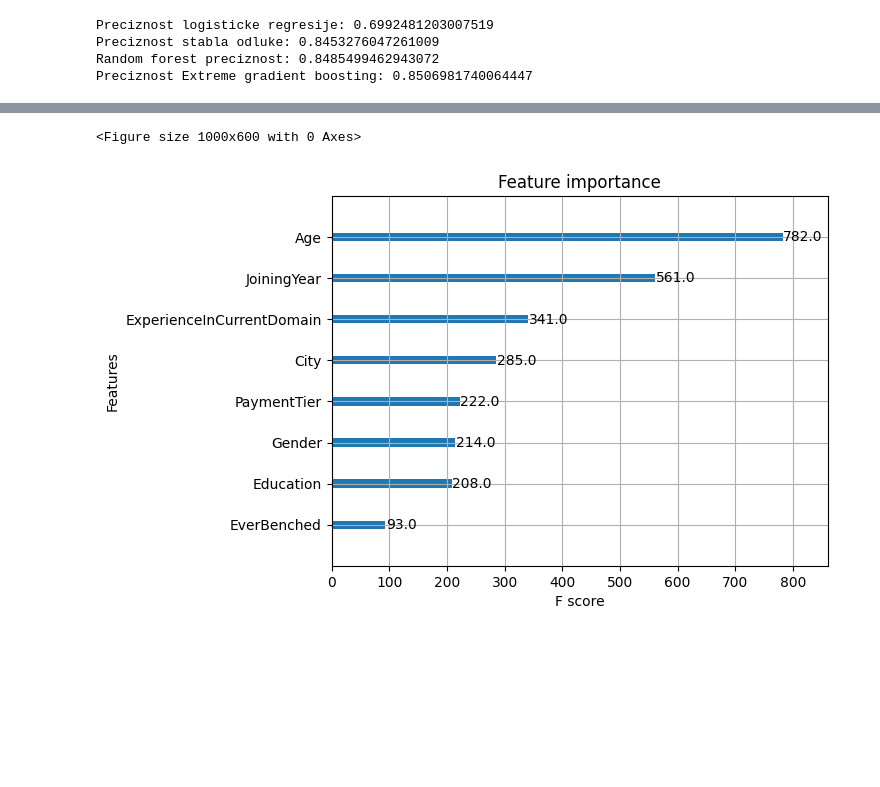
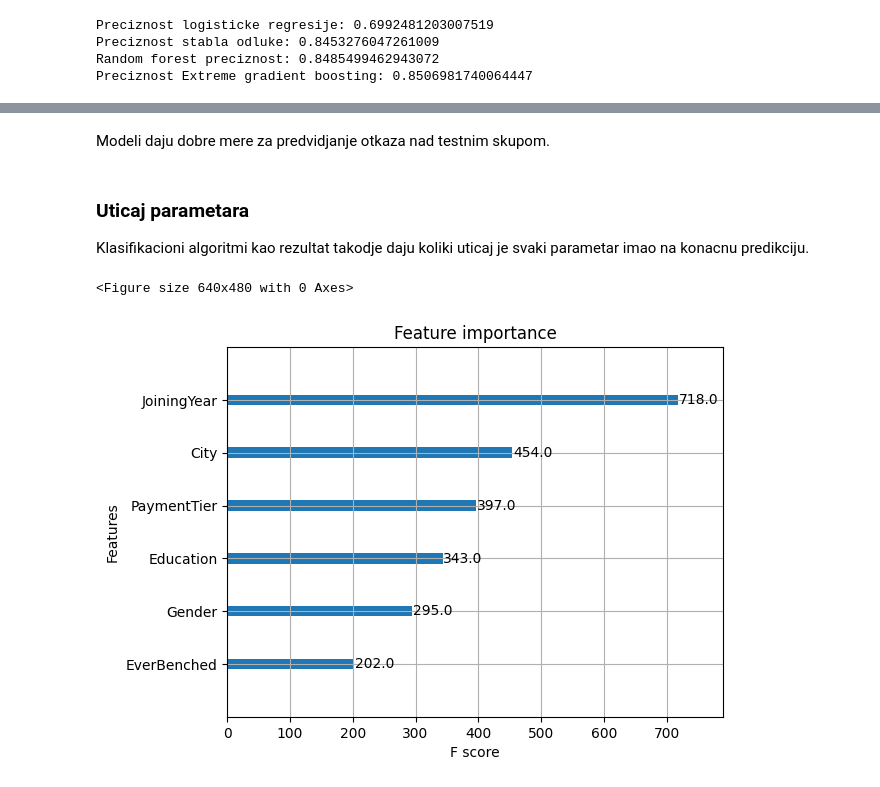
Before and after one commit to SV25-22/numericki, a Jupyter notebook: projekat.ipynb, the cells around one changed output, grey strips where cells are left out. Saved outputs shown, nothing was run; the diff lists cells and outputs as text; code cells hidden in the pictures; blank space fills up the shorter version.

```diff
--- a/projekat.ipynb
+++ b/projekat.ipynb
@@ -613,38 +715,3 @@ Preciznost logisticke regresije: 0.6992481203007519
 Preciznost stabla odluke: 0.8453276047261009
 Random forest preciznost: 0.8485499462943072
 Preciznost Extreme gradient boosting: 0.8506981740064447
-# %%
-x_test = x_test.drop("ExperienceInCurrentDomain", axis=1)
-x_test = x_test.drop("Age", axis=1)
-
-# Logistic Regression
-logreg_model = LogisticRegression(random_state=42)
-logreg_model.fit(x_train, y_train)
-logreg_valid_preds = logreg_model.predict(x_valid)
-logreg_test_preds = logreg_model.predict(x_test)
-print("Logistic Regression Accuracy on Validation Set:", accuracy_score(y_valid, logreg_valid_preds))
-print("Logistic Regression Accuracy on Test Set:", accuracy_score(y_test, logreg_test_preds))
-
-# Decision Tree
-dt_model = DecisionTreeClassifier(random_state=42)
-dt_model.fit(x_train, y_train)
-dt_valid_preds = dt_model.predict(x_valid)
-dt_test_preds = dt_model.predict(x_test)
-print("Decision Tree Accuracy on Validation Set:", accuracy_score(y_valid, dt_valid_preds))
-print("Decision Tree Accuracy on Test Set:", accuracy_score(y_test, dt_test_preds))
-
-# Random Forest
-rf_model = RandomForestClassifier(random_state=42)
-rf_model.fit(x_train, y_train)
-rf_valid_preds = rf_model.predict(x_valid)
-rf_test_preds = rf_model.predict(x_test)
-print("Random Forest Accuracy on Validation Set:", accuracy_score(y_valid, rf_valid_preds))
-print("Random Forest Accuracy on Test Set:", accuracy_score(y_test, rf_test_preds))
-
-# XGBoost
-xgb_model = xgb.XGBClassifier(random_state=42)
-xgb_model.fit(x_train, y_train)
-xgb_valid_preds = xgb_model.predict(x_valid)
-xgb_test_preds = xgb_model.predict(x_test)
-print("XGBoost Accuracy on Validation Set:", accuracy_score(y_valid, xgb_valid_preds))
-print("XGBoost Accuracy on Test Set:", accuracy_score(y_test, xgb_test_preds))
@@ -785,9 +940,13 @@ ValueError: could not convert string to float: 'Bachelors'
+# %% [markdown]
+Modeli daju dobre mere za predvidjanje otkaza nad testnim skupom.
+# %% [markdown]
+### Uticaj parametara
+
+Klasifikacioni algoritmi kao rezultat takodje daju koliki uticaj je svaki parametar imao na konacnu predikciju.
 # %%
-from xgboost import plot_importance
-
-plt.figure(figsize=(10, 6))
+plt.figure()
 plot_importance(xgb_model)
 plt.show()
 # %% [output]
-<Figure size 1000x600 with 0 Axes>
+<Figure size 640x480 with 0 Axes>
-[figure, old version]
+[figure, new version]
```
Also changed, not shown: parts of 39 cells of this notebook.
